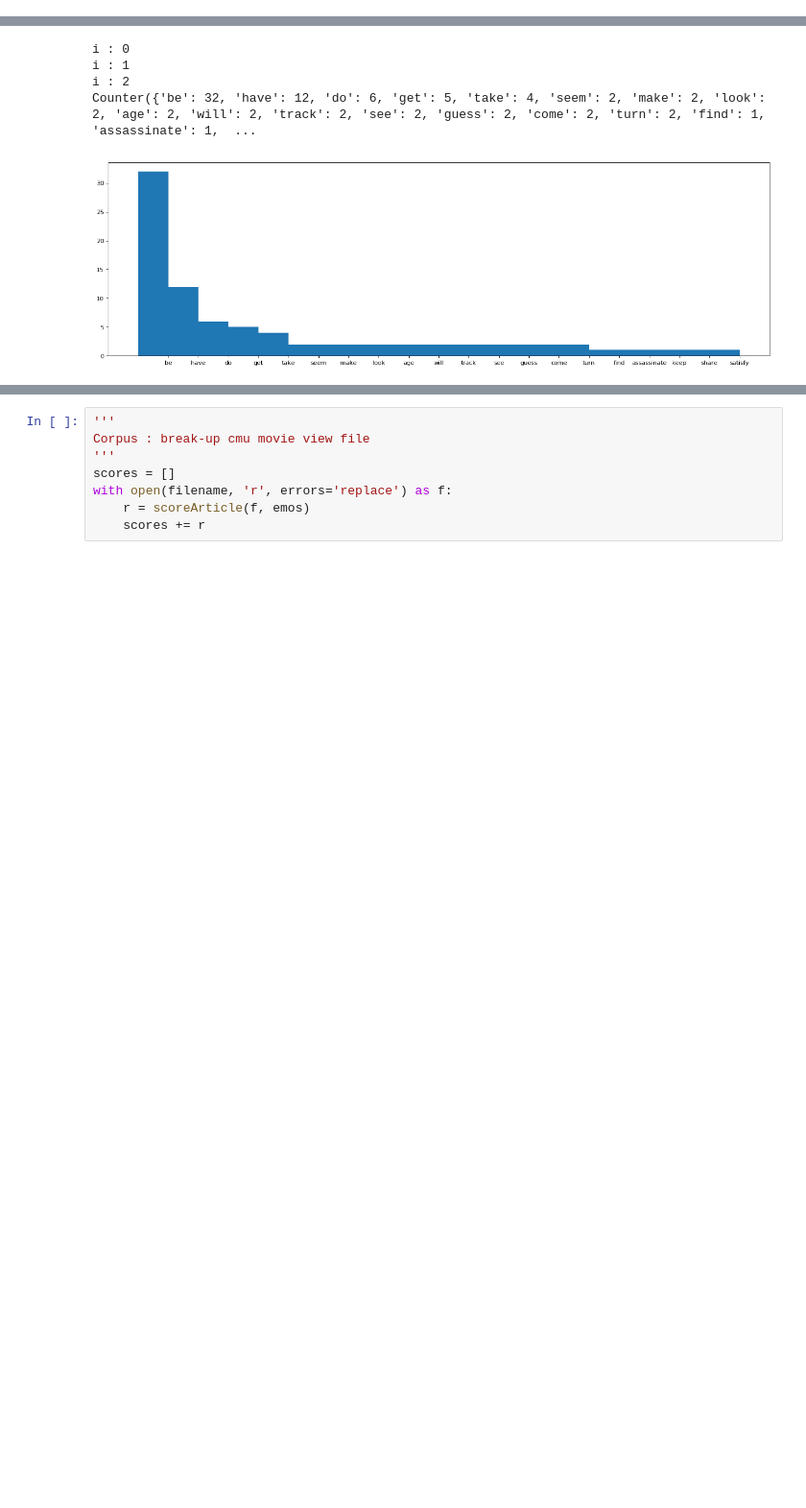
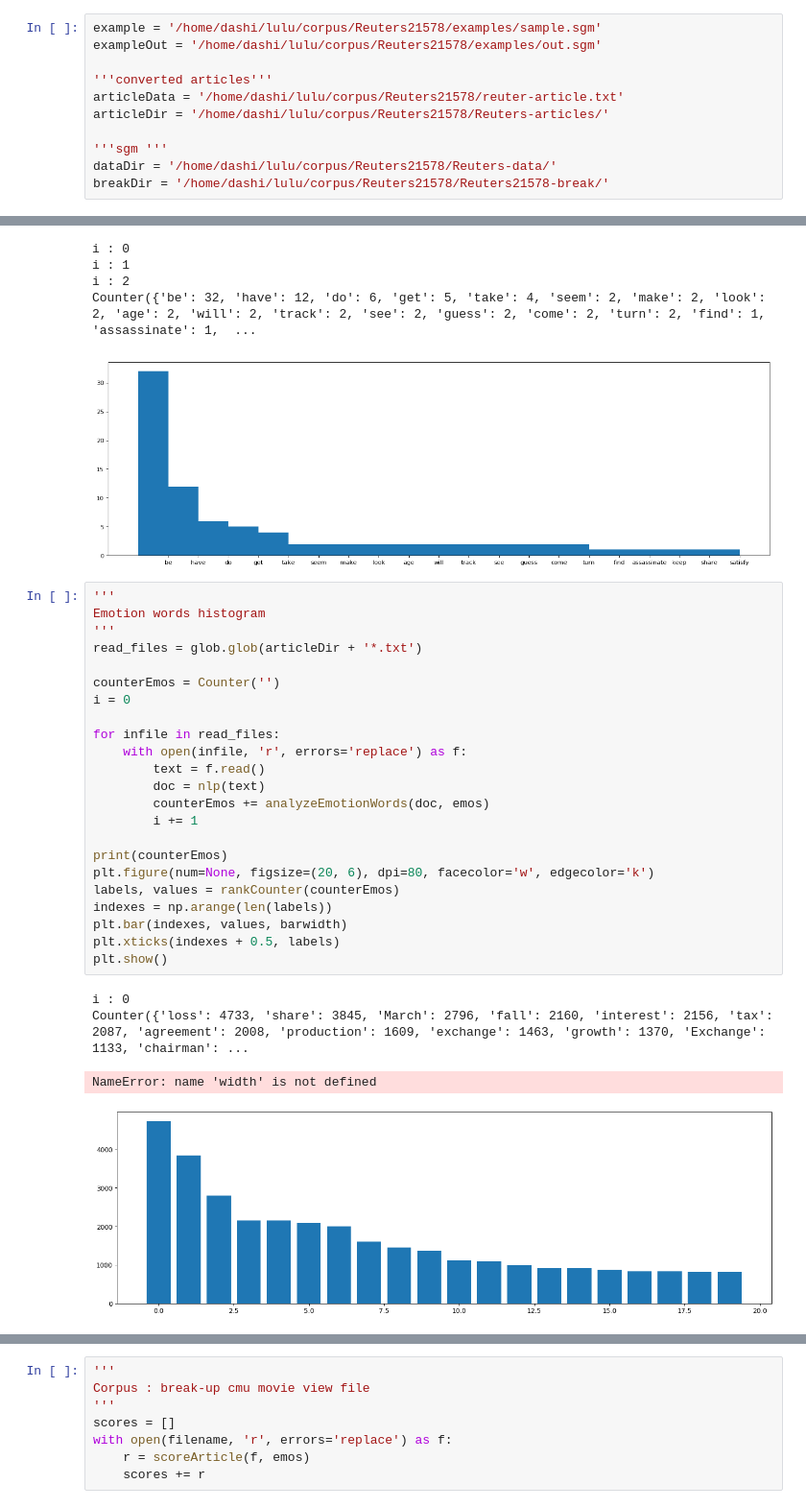
Before and after one commit to lucerne/com_metrics_chatbot, a Jupyter notebook: code/analysis/analyze_reuter.ipynb, the cells around one changed output, grey strips where cells are left out. Shown at 96% size. Cells and saved outputs as stored; diff of their text form; blank space fills up the shorter version.

```diff
--- a/code/analysis/analyze_reuter.ipynb
+++ b/code/analysis/analyze_reuter.ipynb
@@ -27,3 +23,14 @@ example = '/home/dashi/lulu/examples/data/9_4.txt'
+# %%
+example = '/home/dashi/lulu/corpus/Reuters21578/examples/sample.sgm'
+exampleOut = '/home/dashi/lulu/corpus/Reuters21578/examples/out.sgm'
+
+'''converted articles'''
+articleData = '/home/dashi/lulu/corpus/Reuters21578/reuter-article.txt'
+articleDir = '/home/dashi/lulu/corpus/Reuters21578/Reuters-articles/'
+
+'''sgm '''
+dataDir = '/home/dashi/lulu/corpus/Reuters21578/Reuters-data/'
+breakDir = '/home/dashi/lulu/corpus/Reuters21578/Reuters21578-break/'
 # %%
 nlp = spacy.load('en_core_web_md')
 emos = loadEmotionWords('/home/dashi/lulu/corpus/NRC-Emotion-Lexicon-v0.92/Generated-EmotionWords.txt')
@@ -551,3 +558,31 @@ i : 1
 i : 2
 Counter({'be': 32, 'have': 12, 'do': 6, 'get': 5, 'take': 4, 'seem': 2, 'make': 2, 'look': 2, 'age': 2, 'will': 2, 'track': 2, 'see': 2, 'guess': 2, 'come': 2, 'turn': 2, 'find': 1, 'assassinate': 1,  ...
 [figure]
+# %%
+'''
+Emotion words histogram
+'''
+read_files = glob.glob(articleDir + '*.txt')
+
+counterEmos = Counter('')
+i = 0
+
+for infile in read_files:
+    with open(infile, 'r', errors='replace') as f:
+        text = f.read()
+        doc = nlp(text)
+        counterEmos += analyzeEmotionWords(doc, emos)
+        i += 1
+
+print(counterEmos)
+plt.figure(num=None, figsize=(20, 6), dpi=80, facecolor='w', edgecolor='k')
+labels, values = rankCounter(counterEmos)
+indexes = np.arange(len(labels))
+plt.bar(indexes, values, barwidth)
+plt.xticks(indexes + 0.5, labels)
+plt.show()
+# %% [output]
+i : 0
+Counter({'loss': 4733, 'share': 3845, 'March': 2796, 'fall': 2160, 'interest': 2156, 'tax': 2087, 'agreement': 2008, 'production': 1609, 'exchange': 1463, 'growth': 1370, 'Exchange': 1133, 'chairman': ...
+NameError: name 'width' is not defined
+[figure, added]
```
Also changed, not shown: parts of 3 cells of this notebook, 1 other file.
